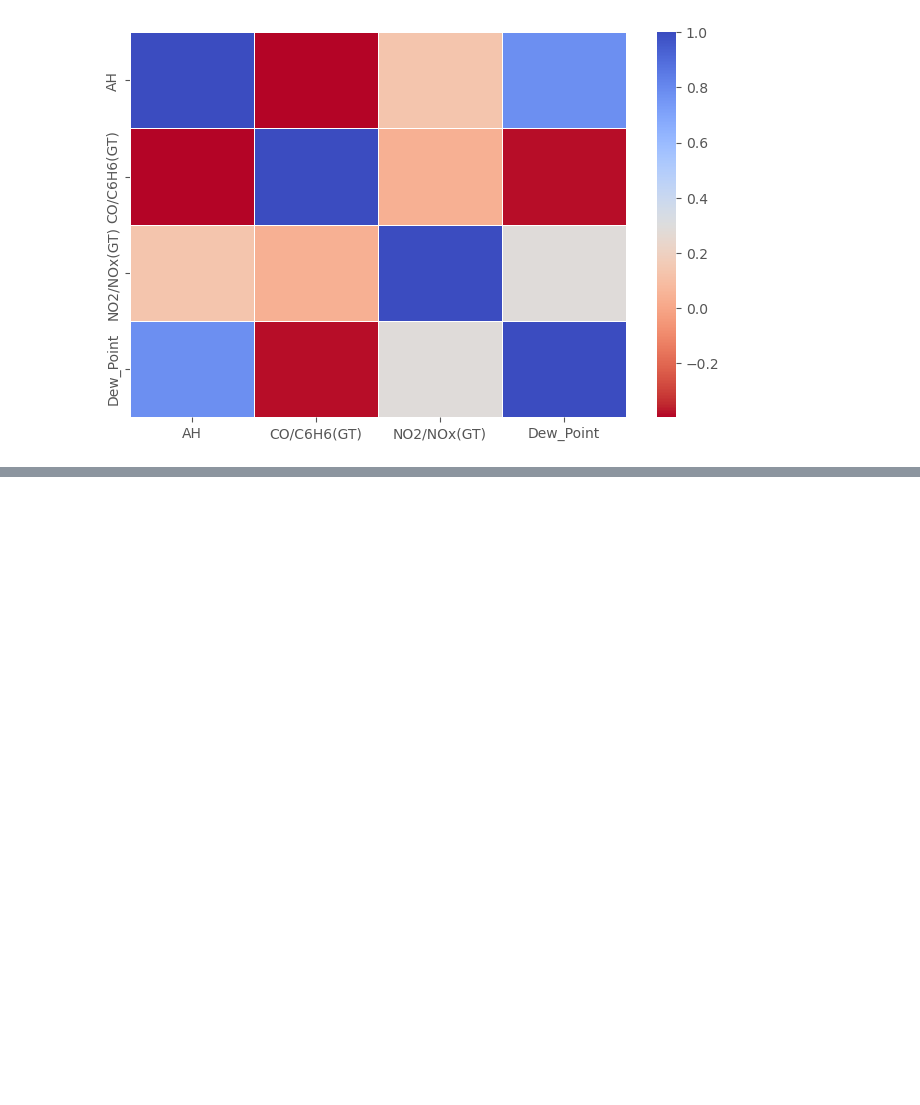
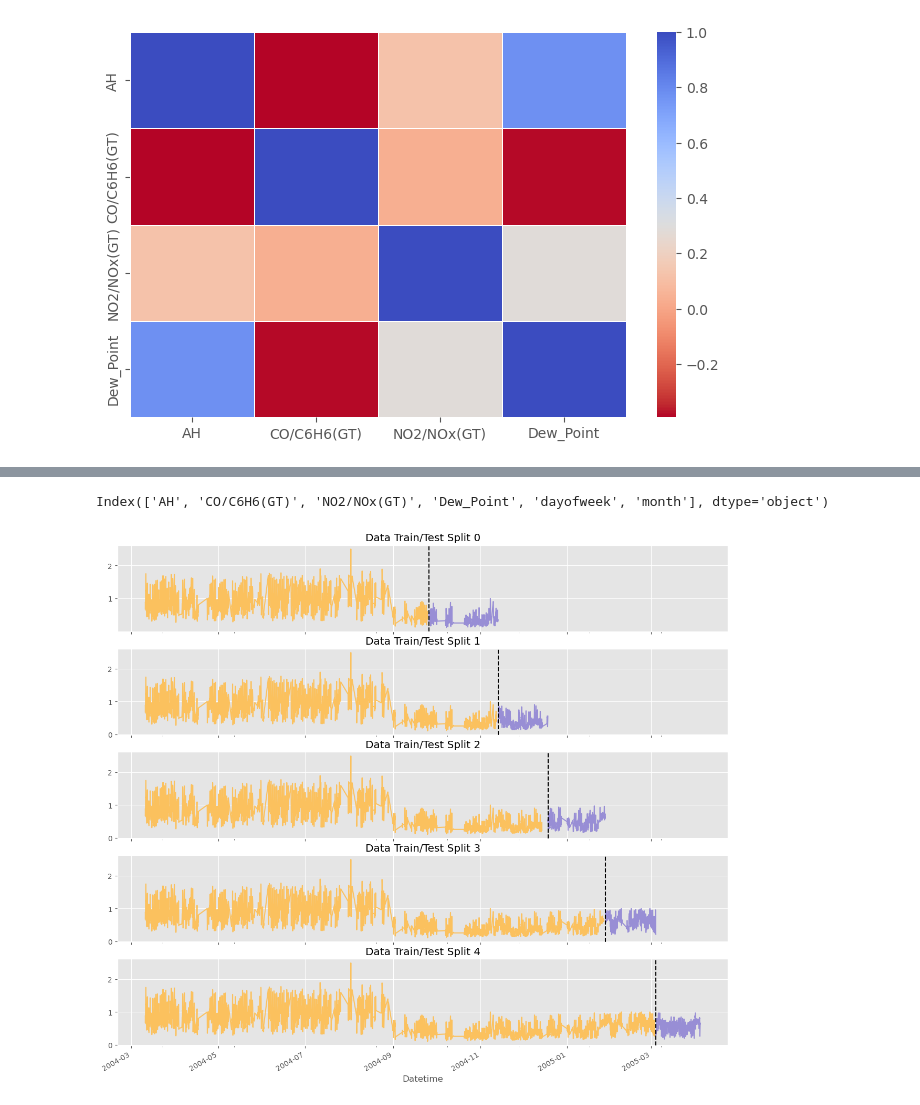
Before and after one commit to bryancastillo10/Machine-Learning-Projects, a Jupyter notebook: data_cleaning_air_quality.ipynb, the cells around one changed output, grey strips where cells are left out. Saved outputs shown, nothing was run; the diff lists cells and outputs as text; code cells hidden in the pictures; blank space fills up the shorter version.

```diff
--- a/data_cleaning_air_quality.ipynb
+++ b/data_cleaning_air_quality.ipynb
@@ -192,0 +285,22 @@ filter_df.to_csv('data/clean_data_AirQualityUCI.csv')
+# %%
+from sklearn.model_selection import TimeSeriesSplit
+# Splitting by month
+tss = TimeSeriesSplit(n_splits=5, test_size= 24*30, gap=24)
+dft = dft.sort_index()
+train.columns
+# %% [output]
+Index(['AH', 'CO/C6H6(GT)', 'NO2/NOx(GT)', 'Dew_Point', 'dayofweek', 'month'], dtype='object')
+# %%
+fig, axs = plt.subplots(5,1, figsize=(15,14),sharex=True)
+
+fold = 0
+for train_idx, val_idx in tss.split(df2):
+    train = dft.iloc[train_idx]
+    train['NO2/NOx(GT)'].plot(ax = axs[fold], title=f'Data Train/Test Split {fold}',color=color_pal[4])
+    test = dft.iloc[val_idx]
+    test['NO2/NOx(GT)'].plot(ax = axs[fold],color=color_pal[2])
+    axs[fold].axvline(test.index.min(),color='black',ls='--')
+    fold += 1
+plt.show()
+# %% [output]
+[figure, added]
```
Also changed, not shown: parts of 29 cells of this notebook, 1 other file.
